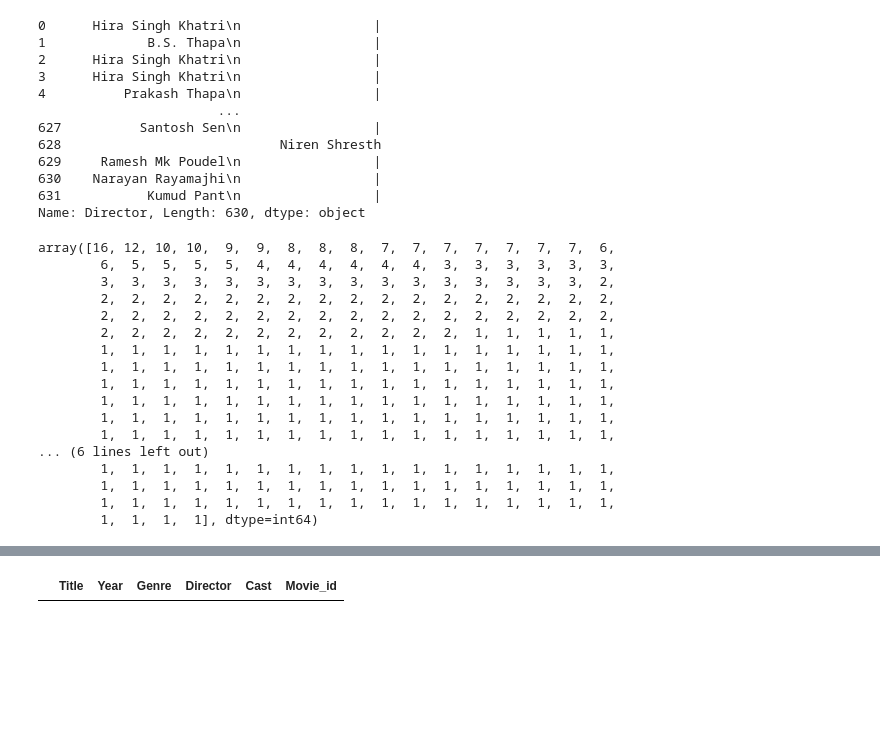
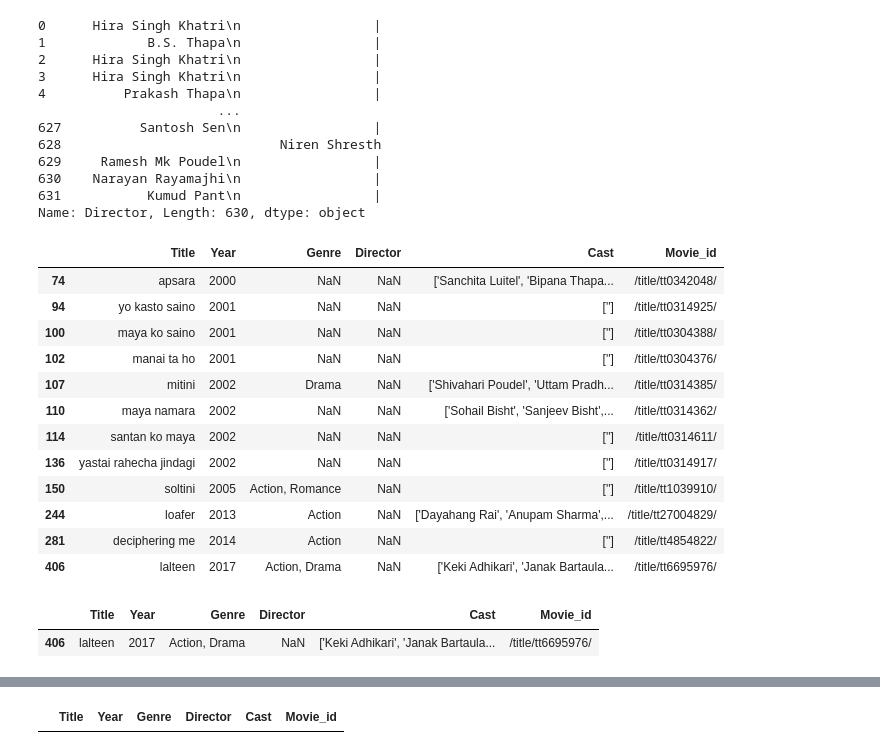
Before and after one commit to Suneel5/Nepali-movie-recomendation-system, a Jupyter notebook: data-cleaning.ipynb, the cells around one changed output, grey strips where cells are left out. Saved outputs shown, nothing was run; the diff lists cells and outputs as text; code cells hidden in the pictures; blank space fills up the shorter version.

```diff
--- a/data-cleaning.ipynb
+++ b/data-cleaning.ipynb
@@ -158,26 +154,29 @@ df['Director']
 Name: Director, Length: 630, dtype: object
 # %%
 df['Director'] = df['Director'].str.replace('\n', '').str.replace('|', '').str.lower()
+# %%
+df[df['Director'].isnull()]
+# %% [output]
+|  | Title | Year | Genre | Director | Cast | Movie_id |
+| 74 | apsara | 2000 | NaN | NaN | ['Sanchita Luitel', 'Bipana Thapa... | /title/tt0342048/ |
+| 94 | yo kasto saino | 2001 | NaN | NaN | [''] | /title/tt0314925/ |
+| 100 | maya ko saino | 2001 | NaN | NaN | [''] | /title/tt0304388/ |
+| 102 | manai ta ho | 2001 | NaN | NaN | [''] | /title/tt0304376/ |
+| 107 | mitini | 2002 | Drama | NaN | ['Shivahari Poudel', 'Uttam Pradh... | /title/tt0314385/ |
+| 110 | maya namara | 2002 | NaN | NaN | ['Sohail Bisht', 'Sanjeev Bisht',... | /title/tt0314362/ |
+| 114 | santan ko maya | 2002 | NaN | NaN | [''] | /title/tt0314611/ |
+| 136 | yastai rahecha jindagi | 2002 | NaN | NaN | [''] | /title/tt0314917/ |
+| 150 | soltini | 2005 | Action, Romance | NaN | [''] | /title/tt1039910/ |
+| 244 | loafer | 2013 | Action | NaN | ['Dayahang Rai', 'Anupam Sharma',... | /title/tt27004829/ |
+| 281 | deciphering me | 2014 | Action | NaN | [''] | /title/tt4854822/ |
+| 406 | lalteen | 2017 | Action, Drama | NaN | ['Keki Adhikari', 'Janak Bartaula... | /title/tt6695976/ |
 # %%
-df['Director'].value_counts().values
+# df['Director'].value_counts().values
-# %% [output]
-array([16, 12, 10, 10,  9,  9,  8,  8,  8,  7,  7,  7,  7,  7,  7,  7,  6,
-        6,  5,  5,  5,  5,  4,  4,  4,  4,  4,  4,  3,  3,  3,  3,  3,  3,
-        3,  3,  3,  3,  3,  3,  3,  3,  3,  3,  3,  3,  3,  3,  3,  3,  2,
-        2,  2,  2,  2,  2,  2,  2,  2,  2,  2,  2,  2,  2,  2,  2,  2,  2,
-        2,  2,  2,  2,  2,  2,  2,  2,  2,  2,  2,  2,  2,  2,  2,  2,  2,
-        2,  2,  2,  2,  2,  2,  2,  2,  2,  2,  2,  2,  1,  1,  1,  1,  1,
-        1,  1,  1,  1,  1,  1,  1,  1,  1,  1,  1,  1,  1,  1,  1,  1,  1,
-        1,  1,  1,  1,  1,  1,  1,  1,  1,  1,  1,  1,  1,  1,  1,  1,  1,
-        1,  1,  1,  1,  1,  1,  1,  1,  1,  1,  1,  1,  1,  1,  1,  1,  1,
-        1,  1,  1,  1,  1,  1,  1,  1,  1,  1,  1,  1,  1,  1,  1,  1,  1,
-        1,  1,  1,  1,  1,  1,  1,  1,  1,  1,  1,  1,  1,  1,  1,  1,  1,
-        1,  1,  1,  1,  1,  1,  1,  1,  1,  1,  1,  1,  1,  1,  1,  1,  1,
-... (6 lines left out)
-        1,  1,  1,  1,  1,  1,  1,  1,  1,  1,  1,  1,  1,  1,  1,  1,  1,
-        1,  1,  1,  1,  1,  1,  1,  1,  1,  1,  1,  1,  1,  1,  1,  1,  1,
-        1,  1,  1,  1,  1,  1,  1,  1,  1,  1,  1,  1,  1,  1,  1,  1,  1,
-        1,  1,  1,  1], dtype=int64)
+# %%
+df[df['Title']=='lalteen']
+# %% [output]
+|  | Title | Year | Genre | Director | Cast | Movie_id |
+| 406 | lalteen | 2017 | Action, Drama | NaN | ['Keki Adhikari', 'Janak Bartaula... | /title/tt6695976/ |
 # %%
 new_row=df[df['Title']=='lalteen']
 # %%
```
Also changed, not shown: parts of 17 cells of this notebook, 15 other files.
